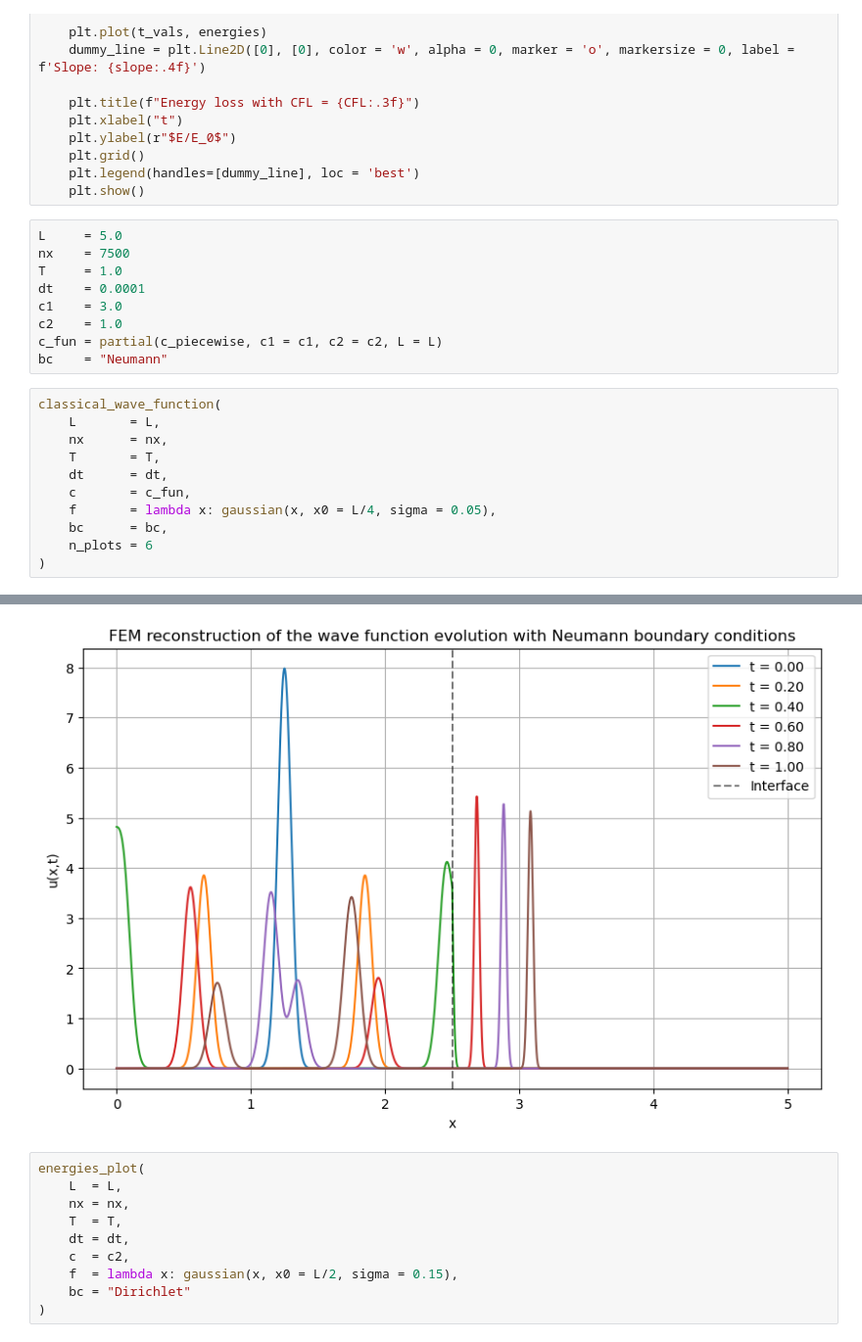
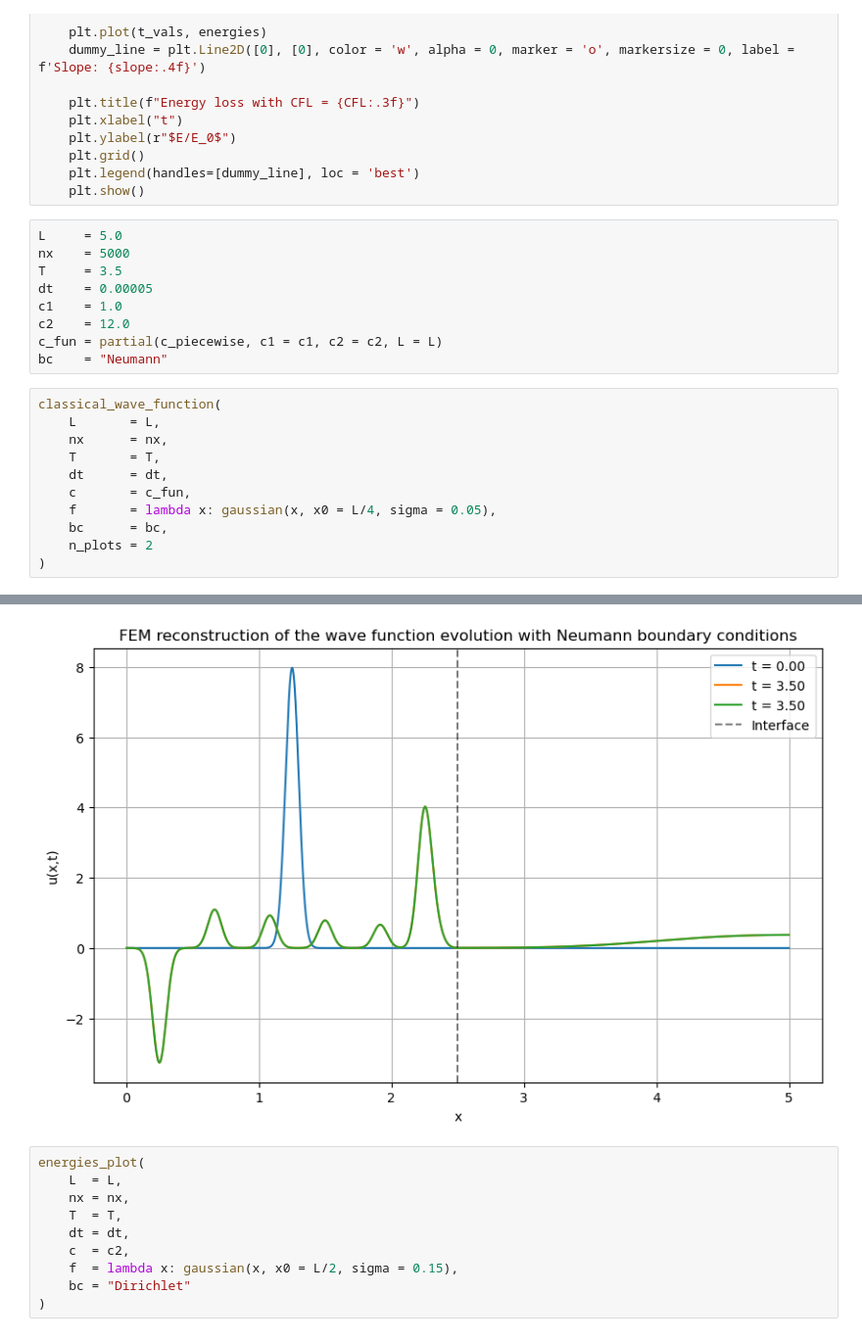
Before and after one commit to darioliotta/Quantum-Information-Project, a Jupyter notebook: try.ipynb, the cells around one changed output, grey strips where cells are left out. Shown at 98% size. Saved outputs shown, nothing was run; the diff lists cells and outputs as text.

```diff
--- a/try.ipynb
+++ b/try.ipynb
@@ -460,11 +460,11 @@ def energies_plot(L, nx, T, dt, c, f, bc = "Dirichlet"):
     plt.show()
 # %%
 L     = 5.0
-nx    = 7500
-T     = 1.0
-dt    = 0.0001
-c1    = 3.0
-c2    = 1.0
+nx    = 5000
+T     = 3.5
+dt    = 0.00005
+c1    = 1.0
+c2    = 12.0
 c_fun = partial(c_piecewise, c1 = c1, c2 = c2, L = L)
 bc    = "Neumann"
 # %%
@@ -476,6 +476,6 @@ classical_wave_function(
     c       = c_fun,
     f       = lambda x: gaussian(x, x0 = L/4, sigma = 0.05),
     bc      = bc,
-    n_plots = 6
+    n_plots = 2
 )
 # %% [output]
@@ -499,4 +500,4 @@ Correct Fresnel Coefficients:   T = 1.500, R = 0.500
-[figure, old version]
+[figure, new version]
 # %%
 energies_plot(
     L  = L,
```
Also changed, not shown: parts of 2 cells of this notebook, 9 other files.
